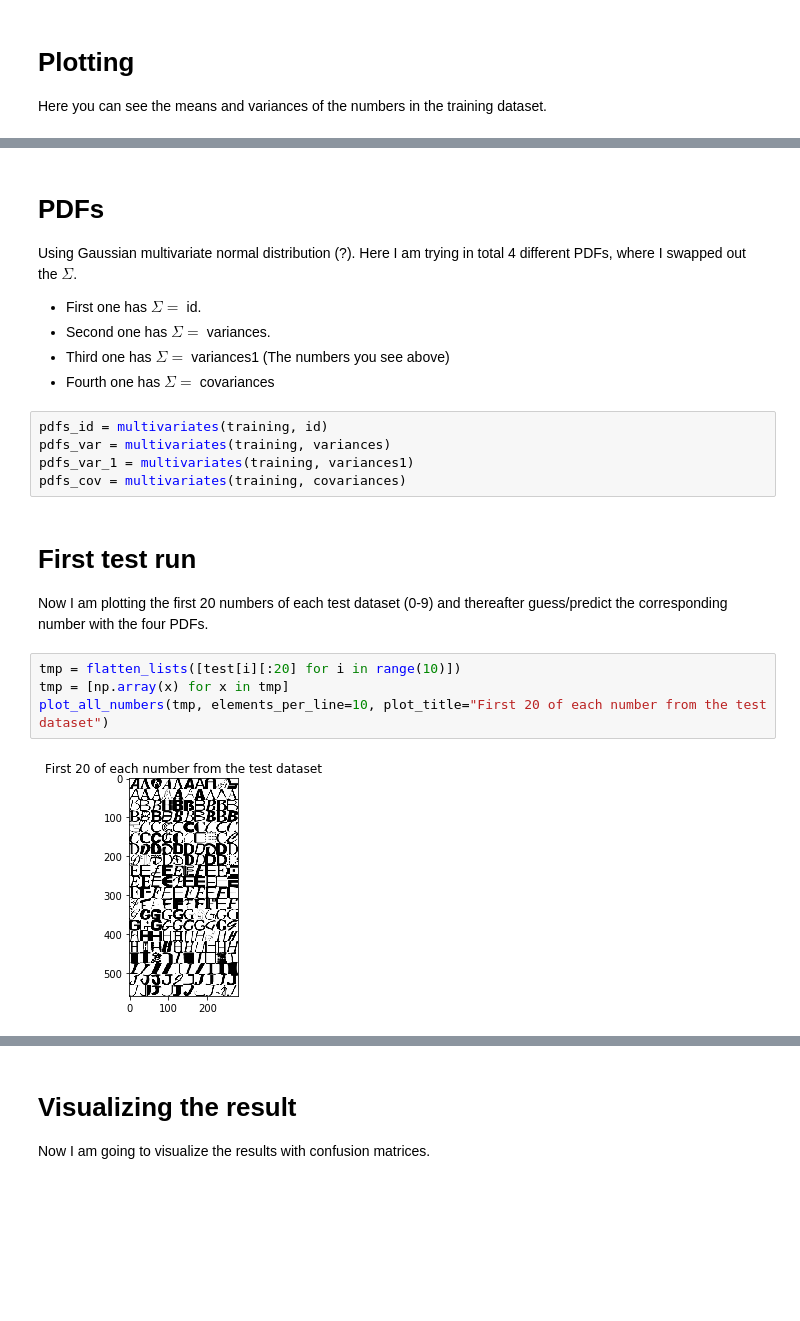
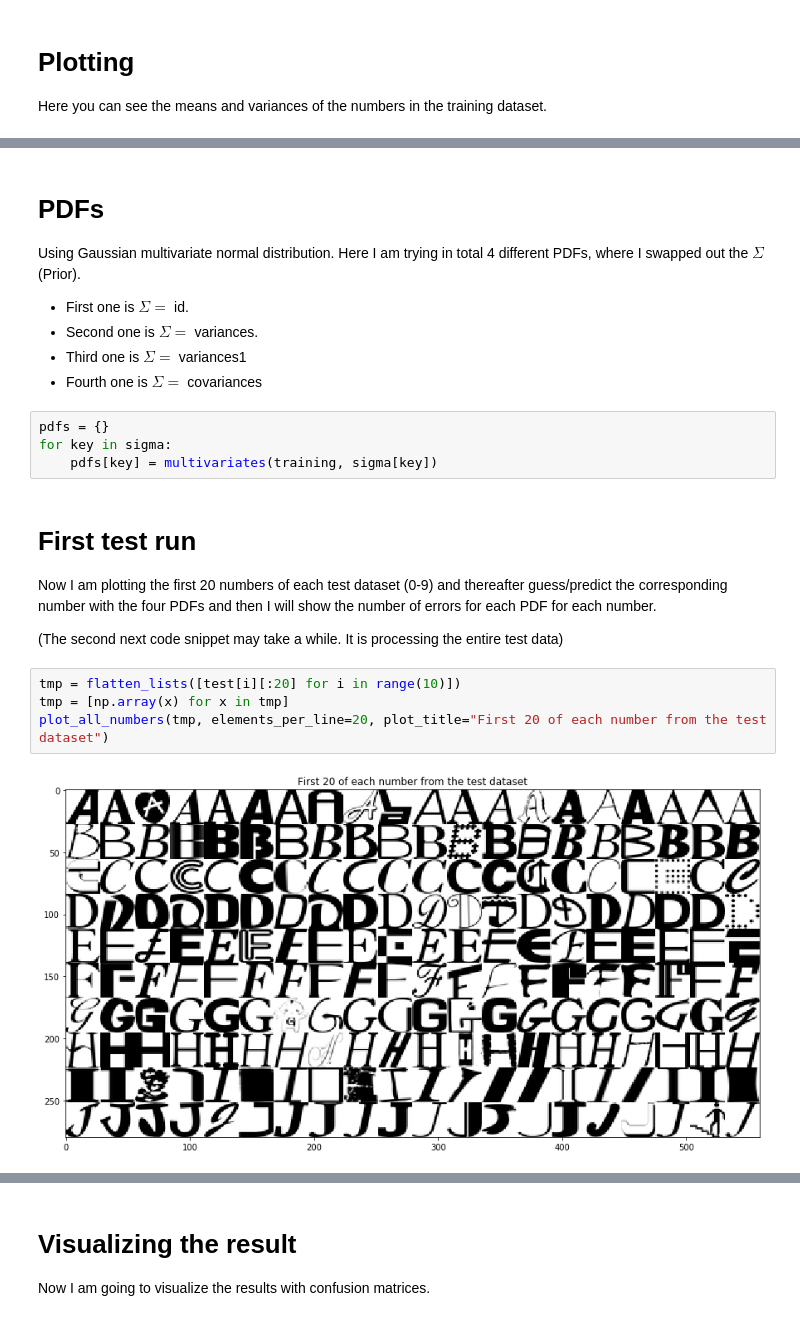
Before and after one commit to mlhhu2017/identifyDigit, a Jupyter notebook: bekcic/gaussian_multivar.ipynb, the cells around one changed output, grey strips where cells are left out. Cells and saved outputs as stored; diff of their text form; blank space fills up the shorter version.

Commit message:
Refactored code and script the get the dataset(s)

```diff
--- a/bekcic/gaussian_multivar.ipynb
+++ b/bekcic/gaussian_multivar.ipynb
@@ -33,25 +37,26 @@ plot_all_numbers(variances1, elements_per_line=5, plot_title="Variances of the t
 # %% [markdown]
 # PDFs
 
-Using Gaussian multivariate normal distribution (?).
-Here I am trying in total 4 different PDFs, where I swapped out the $\Sigma$.
+Using Gaussian multivariate normal distribution.
+Here I am trying in total 4 different PDFs, where I swapped out the $\Sigma$ (Prior).
 
-* First one has $\Sigma =$ id.
-* Second one has $\Sigma =$ variances.
-* Third one has $\Sigma =$ variances1 (The numbers you see above)
-* Fourth one has $\Sigma =$ covariances
+* First one is $\Sigma =$ id.
+* Second one is $\Sigma =$ variances.
+* Third one is $\Sigma =$ variances1
+* Fourth one is $\Sigma =$ covariances
-# %%
-pdfs_id = multivariates(training, id)
-pdfs_var = multivariates(training, variances)
-pdfs_var_1 = multivariates(training, variances1)
-pdfs_cov = multivariates(training, covariances)
+# %%
+pdfs = {}
+for key in sigma:
+    pdfs[key] = multivariates(training, sigma[key])
 # %% [markdown]
 # First test run
 
-Now I am plotting the first 20 numbers of each test dataset (0-9) and thereafter guess/predict the corresponding number with the four PDFs.
+Now I am plotting the first 20 numbers of each test dataset (0-9) and thereafter guess/predict the corresponding number with the four PDFs and then I will show the number of errors for each PDF for each number.
+
+(The second next code snippet may take a while. It is processing the entire test data)
 # %%
 tmp = flatten_lists([test[i][:20] for i in range(10)])
 tmp = [np.array(x) for x in tmp]
-plot_all_numbers(tmp, elements_per_line=10, plot_title="First 20 of each number from the test dataset")
+plot_all_numbers(tmp, elements_per_line=20, plot_title="First 20 of each number from the test dataset")
 # %% [output]
-[figure, old version]
+[figure, new version]
```
Also changed, not shown: parts of 11 cells of this notebook, 3 other files.
